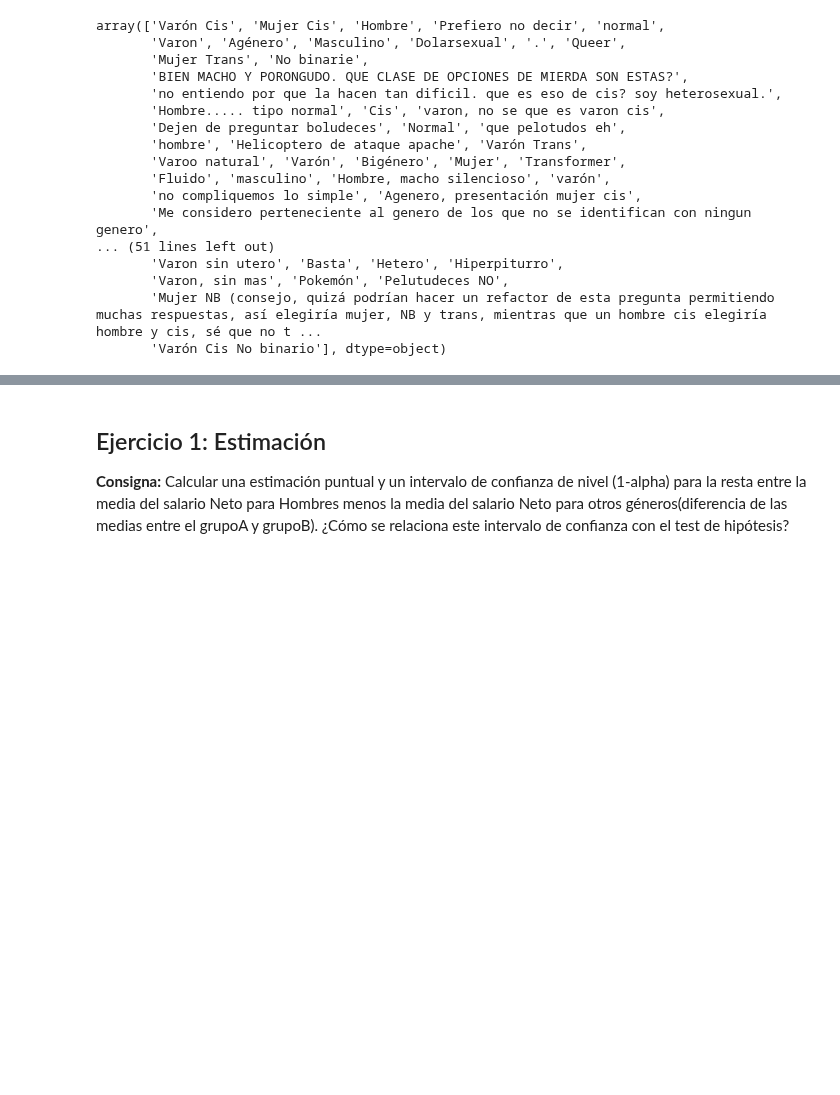
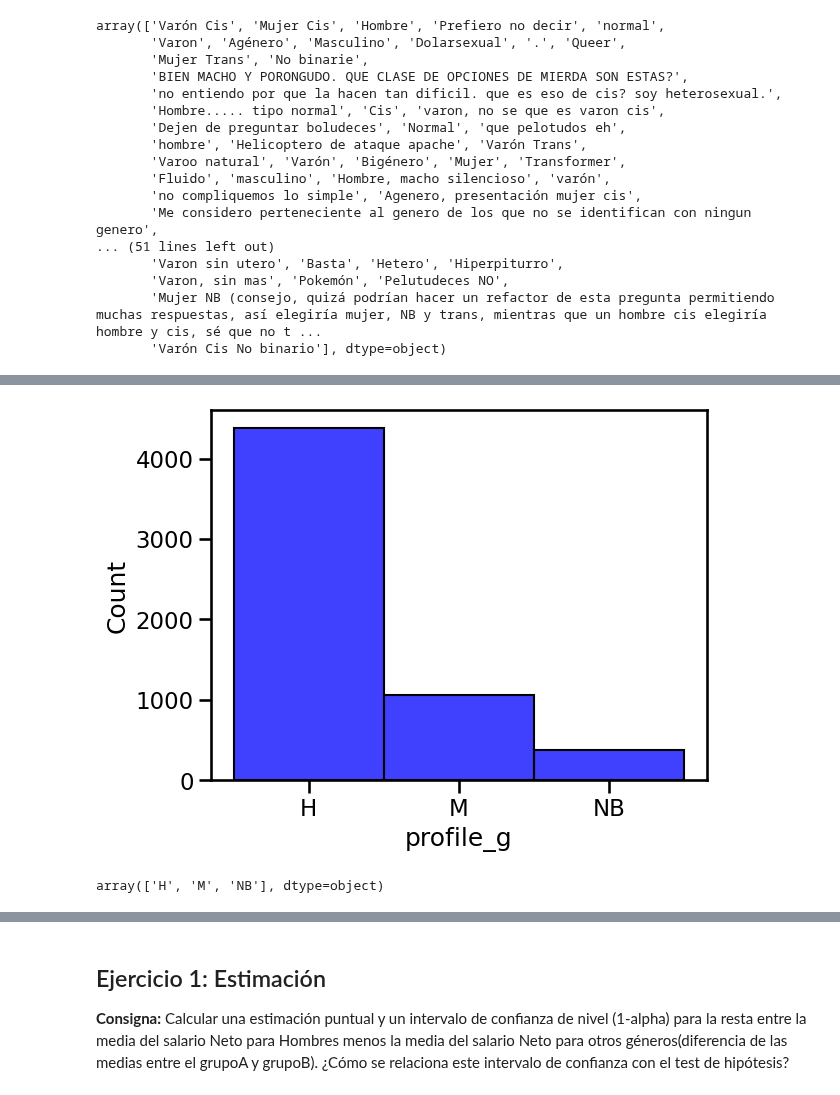
Before and after one commit to josezerda/DiploDatos2024, a Jupyter notebook: 01_AnalisisVisualizacion/Entregable - Parte 2.ipynb, the cells around one changed output, grey strips where cells are left out. Drawn from its saved outputs; the diff is of its cells as text; code cells hidden in the pictures; blank space fills up the shorter version.

```diff
--- a/01_AnalisisVisualizacion/Entregable - Parte 2.ipynb
+++ b/01_AnalisisVisualizacion/Entregable - Parte 2.ipynb
@@ -14,8 +14,9 @@ import matplotlib.pyplot as plt
 import numpy
 import pandas as pd
 import seaborn
+import scipy.stats
 
-#seaborn.set_context('talk')
+seaborn.set_context("talk", font_scale=1)
 # %% [markdown]
 ## Lectura del dataset
 
@@ -51,5 +54,3 @@ array(['Varón Cis', 'Mujer Cis', 'Hombre', 'Prefiero no decir', 'normal',
        'Varon, sin mas', 'Pokemón', 'Pelutudeces NO',
        'Mujer NB (consejo, quizá podrían hacer un refactor de esta pregunta permitiendo muchas respuestas, así elegiría mujer, NB y trans, mientras que un hombre cis elegiría hombre y cis, sé que no t ...
        'Varón Cis No binario'], dtype=object)
-# %%
-df.loc[:,'profile_g'] = df.profile_gender.replace({'Varón Cis': 'Varón cis','Mujer': 'Mujer cis','Mujer Cis': 'Mujer cis','Femenino': 'Mujer cis','mujer': 'Mujer cis','Mujer':'Mujer cis','Queer':'Diversidades','Varón Trans':'Diversidades','No binarie':'Diversidades','Mujer Trans':'Diversidades','Fluido':'Diversidades','Bigénero':'Diversidades','Gay':'Diversidades'}).fillna(False)
@@ -55,0 +139,16 @@ df.loc[:,'profile_g'] = df.profile_gender.replace({'Varón Cis': 'Varón cis','M
+# %%
+lenguajes = 'tools_programming_languages'
+neto = 'salary_monthly_NETO'
+bruto = 'salary_monthly_BRUTO'
+contrato = 'work_contract_type'
+modalidad = 'work_work_modality'
+dolares = 'salary_in_usd'
+genero = 'profile_g'
+# %%
+seaborn.histplot(df[genero], bins=10, color='blue', log_scale=True);
+# %% [output]
+[figure, added]
+# %%
+df[genero].unique()
+# %% [output]
+array(['H', 'M', 'NB'], dtype=object)
```
Also changed, not shown: parts of 41 cells of this notebook.
